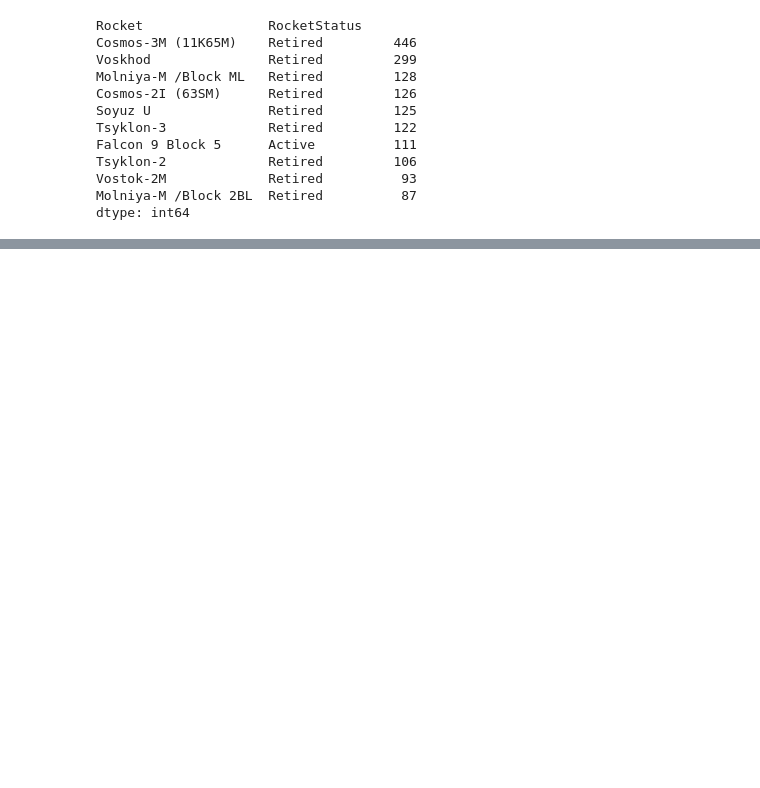
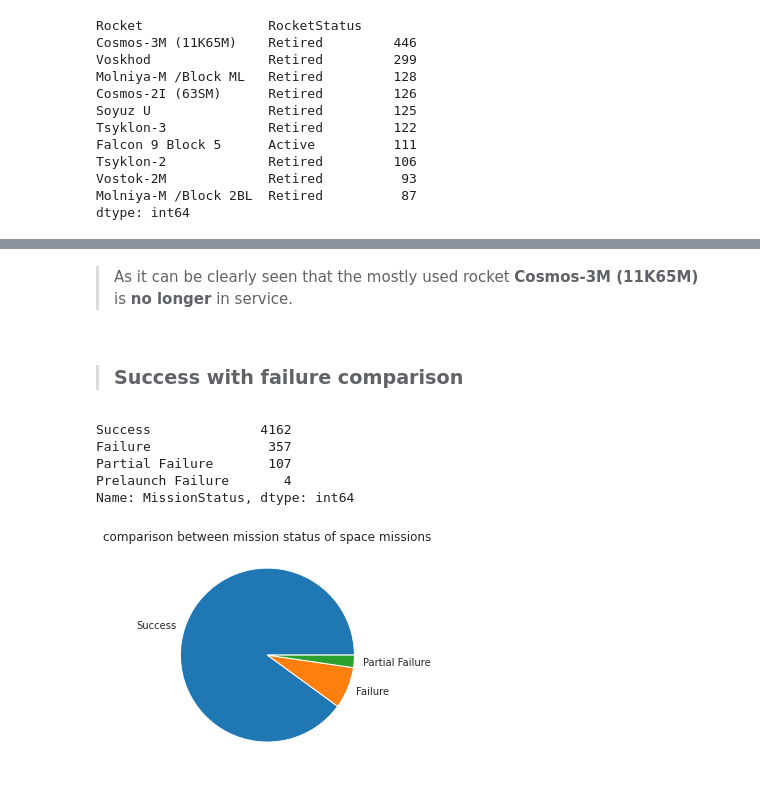
Before and after one commit to Jappreet-Singh/Jappreet-Singh, a Jupyter notebook: space-missions.ipynb, the cells around one changed output, grey strips where cells are left out. Drawn from its saved outputs; the diff is of its cells as text; code cells hidden in the pictures; blank space fills up the shorter version.

Commit message:
Kaggle Notebook | space_missions | Version 5

```diff
--- a/space-missions.ipynb
+++ b/space-missions.ipynb
@@ -330,0 +310,17 @@ Name: Rocket, Length: 370, dtype: int64
+# %% [markdown]
+>As it can be clearly seen that the mostly used rocket **Cosmos-3M (11K65M)** is **no longer** in service.
+# %% [markdown]
+>### Success with failure comparison
+# %%
+space_missions_df.MissionStatus.value_counts() #to count mission status
+# %% [output]
+Success              4162
+Failure               357
+Partial Failure       107
+Prelaunch Failure       4
+Name: MissionStatus, dtype: int64
+# %%
+plt.title('comparison between mission status of space missions') #for creating title
+plt.pie(space_missions_df.MissionStatus.value_counts().head(3),labels=['Success','Failure','Partial Failure']); #to create pie chart
+# %% [output]
+[figure, added]
```
Also changed, not shown: parts of 23 cells of this notebook.
